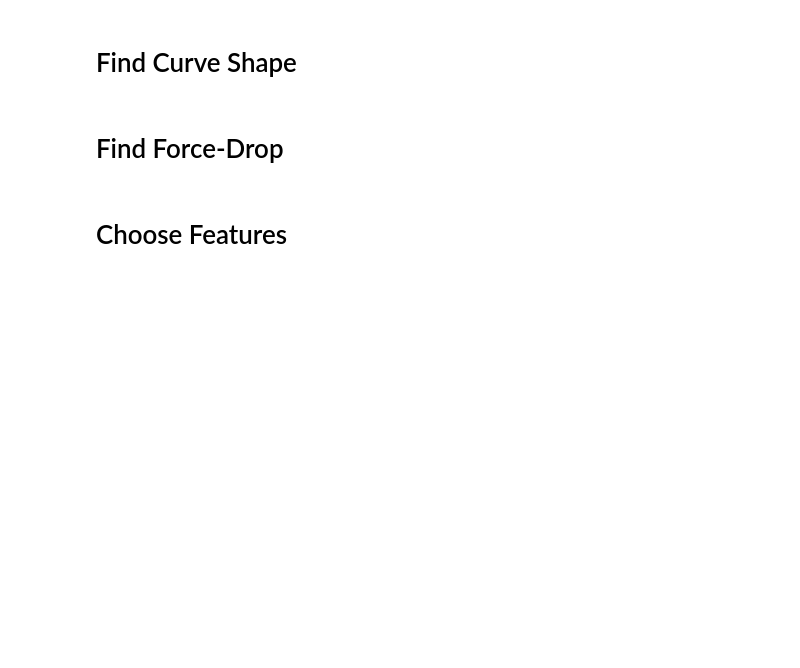
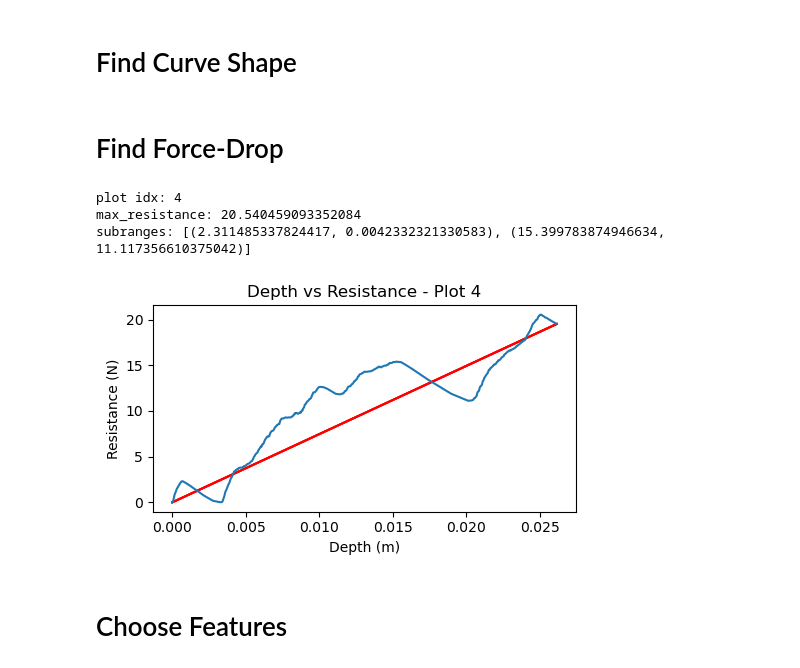
Before and after one commit to liamtbo/LASSIE, a Jupyter notebook: feature_extraction.ipynb, the cells around one changed output. Drawn from its saved outputs; the diff is of its cells as text; code cells hidden in the pictures; blank space fills up the shorter version.

```diff
--- a/feature_extraction.ipynb
+++ b/feature_extraction.ipynb
@@ -75,33 +75,39 @@ def plot(df_list: List[pd.DataFrame], plot_idx_range: List[int], title: str = 'D
 
             df = df_list[idx]
             percent = 0.1
             subranges = find_force_drop_subranges(df, percent)
             print(f"max_resistance: {df['resistance'].max()}")
             print(f"subranges: {[(float(df['resistance'].iloc[start]), float(df['resistance'].iloc[end])) for start, end in subranges]}")
             # print(f'curve_shape: {find_curve_shape(df)}')
             # print(f"")
 
             plt.figure(figsize=(5, 3))
 
             # Plot subrange start/end points
             # for start_idx, end_idx in subranges:
             #     plt.plot(df['depth'].iloc[start_idx], df['resistance'].iloc[start_idx], marker='v', color='green')
             #     plt.plot(df['depth'].iloc[end_idx], df['resistance'].iloc[end_idx], marker='^', color='red')
 
             plt.plot([0,df['depth'].max()], [0,df['resistance'].iloc[df['depth'].values.argmax()]], color='red')
             plt.plot([0,df['depth'].max()], [0,df['resistance'].iloc[df['depth'].values.argmax()]], color='red')
             plt.plot([0,df['depth'].max()], [0,df['resistance'].iloc[df['depth'].values.argmax()]], color='red')
 
             # Plot full depth vs resistance line
             plt.plot(df['depth'], df['resistance'],linestyle='-')
             plt.xlabel('Depth (m)')
             plt.ylabel('Resistance (N)')
             plt.title(f"{title} - Plot {idx}")
             # plt.grid(True)
             plt.tight_layout()
             plt.show()
 
 # plot(df_list, plot_idx_range=range(len(df_list)))
+plot(df_list, plot_idx_range=[4])
+# %% [output]
+plot idx: 4
+max_resistance: 20.540459093352084
+subranges: [(2.311485337824417, 0.0042332321330583), (15.399783874946634, 11.117356610375042)]
+[figure, added]
 # %% [markdown]
 # Choose Features
 # %%
```
Also changed, not shown: 2 other files.
